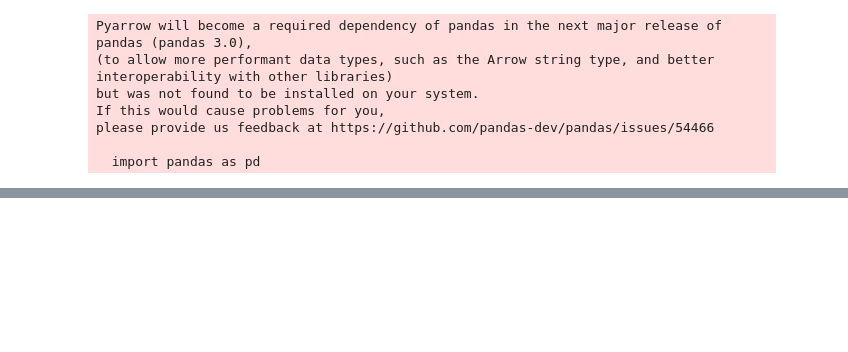
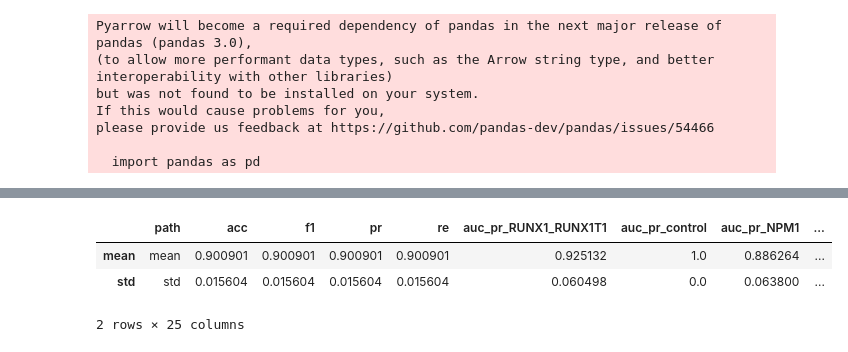
Before and after one commit to aleksandraiva/CMSCB-SCEMILA, a Jupyter notebook: SCEMILA/Metrcis.ipynb, the cells around one changed output, grey strips where cells are left out. Drawn from its saved outputs; the diff is of its cells as text; code cells hidden in the pictures; blank space fills up the shorter version.

```diff
--- a/SCEMILA/Metrcis.ipynb
+++ b/SCEMILA/Metrcis.ipynb
@@ -218,0 +291,36 @@ df
+# %%
+res_all = pd.DataFrame(columns=['path', 'acc', 'f1', 'pr', 're', 'auc_pr_RUNX1_RUNX1T1',
+       'auc_pr_control', 'auc_pr_NPM1', 'auc_pr_PML_RARA', 'auc_pr_CBFB_MYH11',
+       'auc_roc_RUNX1_RUNX1T1', 'auc_roc_control', 'auc_roc_NPM1',
+       'auc_roc_PML_RARA', 'auc_roc_CBFB_MYH11', 'c_acc_RUNX1_RUNX1T1',
+       'c_acc_control', 'c_acc_NPM1', 'c_acc_PML_RARA', 'c_acc_CBFB_MYH11',
+       'c_f1_RUNX1_RUNX1T1', 'c_f1_control', 'c_f1_NPM1', 'c_f1_PML_RARA',
+       'c_f1_CBFB_MYH11'])
+res_mean_all = pd.DataFrame(columns=['path', 'acc', 'f1', 'pr', 're', 'auc_pr_RUNX1_RUNX1T1',
+       'auc_pr_control', 'auc_pr_NPM1', 'auc_pr_PML_RARA', 'auc_pr_CBFB_MYH11',
+       'auc_roc_RUNX1_RUNX1T1', 'auc_roc_control', 'auc_roc_NPM1',
+       'auc_roc_PML_RARA', 'auc_roc_CBFB_MYH11', 'c_acc_RUNX1_RUNX1T1',
+       'c_acc_control', 'c_acc_NPM1', 'c_acc_PML_RARA', 'c_acc_CBFB_MYH11',
+       'c_f1_RUNX1_RUNX1T1', 'c_f1_control', 'c_f1_NPM1', 'c_f1_PML_RARA',
+       'c_f1_CBFB_MYH11'])
+res_std_all = pd.DataFrame(columns=['path', 'acc', 'f1', 'pr', 're', 'auc_pr_RUNX1_RUNX1T1',
+       'auc_pr_control', 'auc_pr_NPM1', 'auc_pr_PML_RARA', 'auc_pr_CBFB_MYH11',
+       'auc_roc_RUNX1_RUNX1T1', 'auc_roc_control', 'auc_roc_NPM1',
+       'auc_roc_PML_RARA', 'auc_roc_CBFB_MYH11', 'c_acc_RUNX1_RUNX1T1',
+       'c_acc_control', 'c_acc_NPM1', 'c_acc_PML_RARA', 'c_acc_CBFB_MYH11',
+       'c_f1_RUNX1_RUNX1T1', 'c_f1_control', 'c_f1_NPM1', 'c_f1_PML_RARA',
+       'c_f1_CBFB_MYH11'])
+for key in all_paths.keys():
+    paths = all_paths[key]
+    df = get_res_df(paths)
+    res = get_mean_std(df)
+    res.to_csv(f"./results/{key}.csv")
+    res = res.iloc[-2:]
+    res.at["mean", "path"] = f"mean_{key}"
+    res.at["std", "path"] = f"std_{key}"
+    res_std = res.iloc[-1:]
+    res_mean = res.iloc[:1]
+    res_all = pd.concat([res_all, res])
+    res_mean_all = pd.concat([res_mean_all, res])
+    res_std_all = pd.concat([res_std_all, res])
+res_all
@@ -218,0 +366,10 @@ df
+# %%
+df = res.iloc[-2:]
+df.at["mean", "path"] = "mean"
+df.at["std", "path"] = "std"
+df
+# %% [output]
+|  | path | acc | f1 | pr | re | auc_pr_RUNX1_RUNX1T1 | auc_pr_control | auc_pr_NPM1 | ... |
+| mean | mean | 0.900901 | 0.900901 | 0.900901 | 0.900901 | 0.925132 | 1.0 | 0.886264 | ... |
+| std | std | 0.015604 | 0.015604 | 0.015604 | 0.015604 | 0.060498 | 0.0 | 0.063800 | ... |
+2 rows × 25 columns
```
Also changed, not shown: parts of 12 cells of this notebook.
